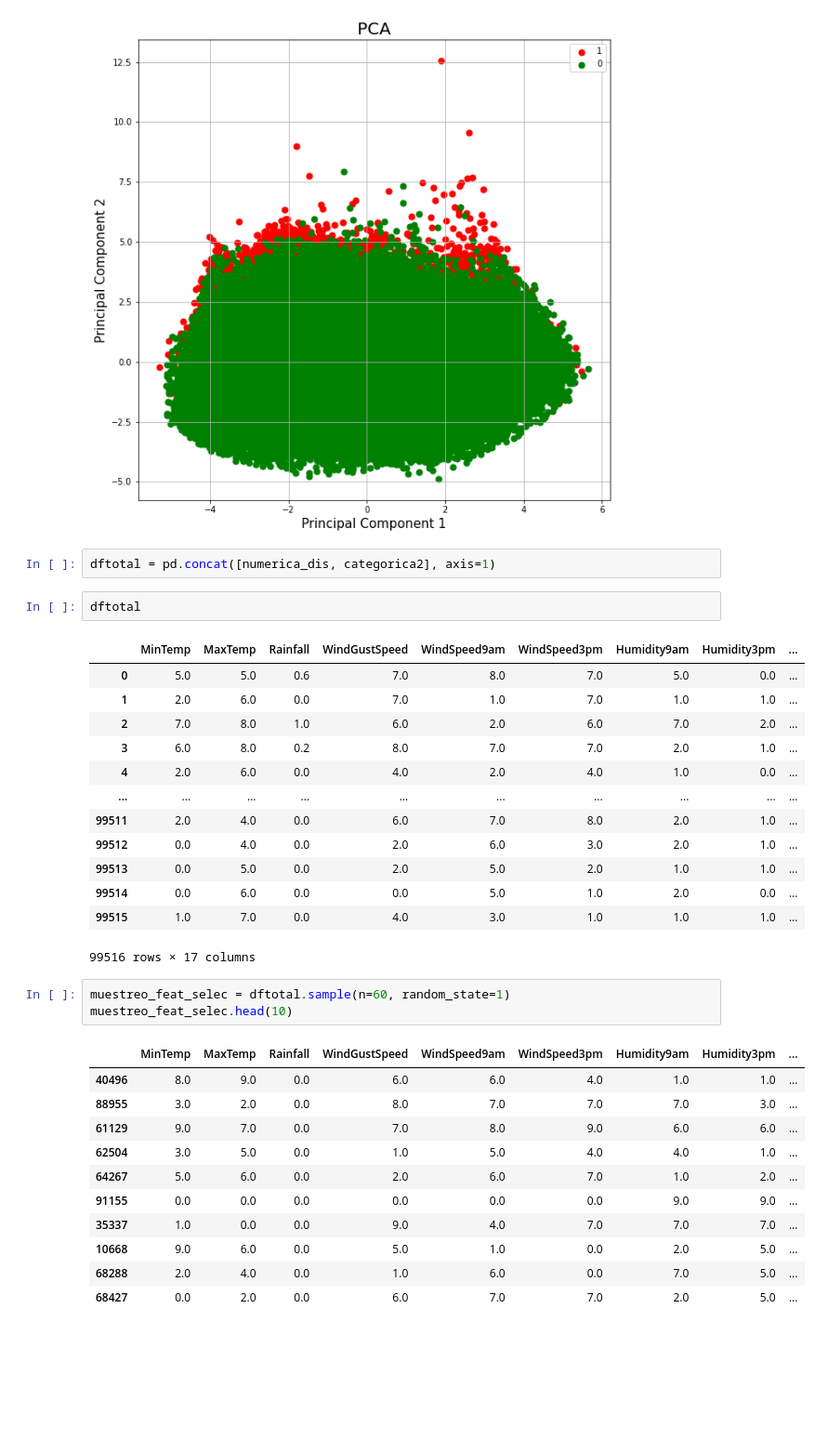
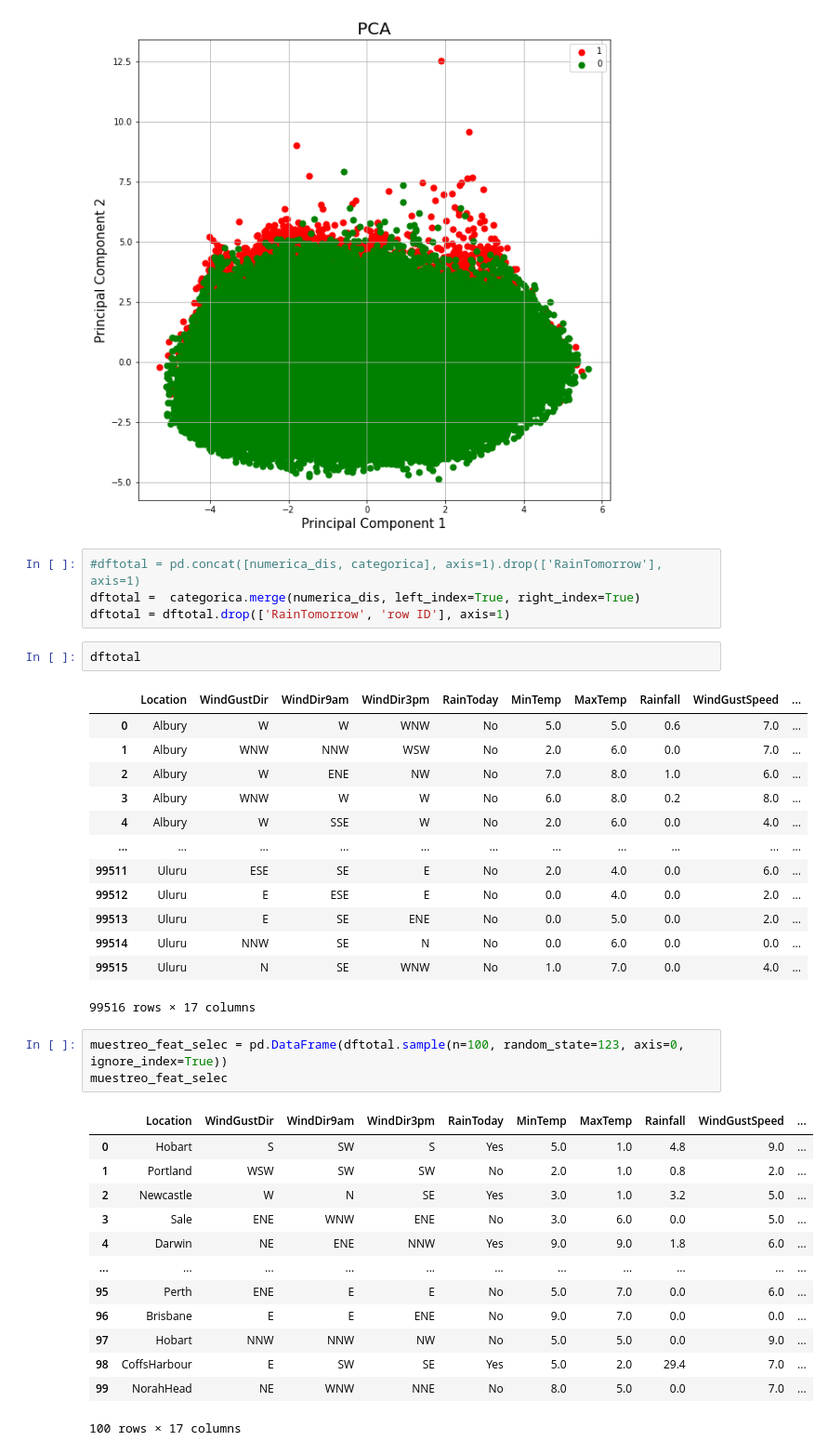
Before and after one commit to jojimenezt/MineriaDatos2022-2, a Jupyter notebook: Proyecto_Mineria.ipynb, the cells around one changed output. Shown: that part at 93% size. Drawn from its saved outputs; the diff is of its cells as text; blank space fills up the shorter version.

```diff
--- a/Proyecto_Mineria.ipynb
+++ b/Proyecto_Mineria.ipynb
@@ -529,36 +529,40 @@ ax.legend(targets)
 ax.grid()
 # %% [output]
 [figure]
-# %%
-dftotal = pd.concat([numerica_dis, categorica2], axis=1)
+# %%
+#dftotal = pd.concat([numerica_dis, categorica], axis=1).drop(['RainTomorrow'], axis=1)
+dftotal =  categorica.merge(numerica_dis, left_index=True, right_index=True)
+dftotal = dftotal.drop(['RainTomorrow', 'row ID'], axis=1)
 # %%
 dftotal
 # %% [output]
-|  | MinTemp | MaxTemp | Rainfall | WindGustSpeed | WindSpeed9am | WindSpeed3pm | Humidity9am | Humidity3pm | ... |
-| 0 | 5.0 | 5.0 | 0.6 | 7.0 | 8.0 | 7.0 | 5.0 | 0.0 | ... |
-| 1 | 2.0 | 6.0 | 0.0 | 7.0 | 1.0 | 7.0 | 1.0 | 1.0 | ... |
-| 2 | 7.0 | 8.0 | 1.0 | 6.0 | 2.0 | 6.0 | 7.0 | 2.0 | ... |
-| 3 | 6.0 | 8.0 | 0.2 | 8.0 | 7.0 | 7.0 | 2.0 | 1.0 | ... |
-| 4 | 2.0 | 6.0 | 0.0 | 4.0 | 2.0 | 4.0 | 1.0 | 0.0 | ... |
-| ... | ... | ... | ... | ... | ... | ... | ... | ... | ... |
-| 99511 | 2.0 | 4.0 | 0.0 | 6.0 | 7.0 | 8.0 | 2.0 | 1.0 | ... |
-| 99512 | 0.0 | 4.0 | 0.0 | 2.0 | 6.0 | 3.0 | 2.0 | 1.0 | ... |
-| 99513 | 0.0 | 5.0 | 0.0 | 2.0 | 5.0 | 2.0 | 1.0 | 1.0 | ... |
-| 99514 | 0.0 | 6.0 | 0.0 | 0.0 | 5.0 | 1.0 | 2.0 | 0.0 | ... |
-| 99515 | 1.0 | 7.0 | 0.0 | 4.0 | 3.0 | 1.0 | 1.0 | 1.0 | ... |
+|  | Location | WindGustDir | WindDir9am | WindDir3pm | RainToday | MinTemp | MaxTemp | Rainfall | WindGustSpeed | ... |
+| 0 | Albury | W | W | WNW | No | 5.0 | 5.0 | 0.6 | 7.0 | ... |
+| 1 | Albury | WNW | NNW | WSW | No | 2.0 | 6.0 | 0.0 | 7.0 | ... |
+| 2 | Albury | W | ENE | NW | No | 7.0 | 8.0 | 1.0 | 6.0 | ... |
+| 3 | Albury | WNW | W | W | No | 6.0 | 8.0 | 0.2 | 8.0 | ... |
+| 4 | Albury | W | SSE | W | No | 2.0 | 6.0 | 0.0 | 4.0 | ... |
+| ... | ... | ... | ... | ... | ... | ... | ... | ... | ... | ... |
+| 99511 | Uluru | ESE | SE | E | No | 2.0 | 4.0 | 0.0 | 6.0 | ... |
+| 99512 | Uluru | E | ESE | E | No | 0.0 | 4.0 | 0.0 | 2.0 | ... |
+| 99513 | Uluru | E | SE | ENE | No | 0.0 | 5.0 | 0.0 | 2.0 | ... |
+| 99514 | Uluru | NNW | SE | N | No | 0.0 | 6.0 | 0.0 | 0.0 | ... |
+| 99515 | Uluru | N | SE | WNW | No | 1.0 | 7.0 | 0.0 | 4.0 | ... |
 99516 rows × 17 columns
 # %%
-muestreo_feat_selec = dftotal.sample(n=60, random_state=1)
-muestreo_feat_selec.head(10)
+muestreo_feat_selec = pd.DataFrame(dftotal.sample(n=100, random_state=123, axis=0, ignore_index=True))
+muestreo_feat_selec
 # %% [output]
-|  | MinTemp | MaxTemp | Rainfall | WindGustSpeed | WindSpeed9am | WindSpeed3pm | Humidity9am | Humidity3pm | ... |
-| 40496 | 8.0 | 9.0 | 0.0 | 6.0 | 6.0 | 4.0 | 1.0 | 1.0 | ... |
-| 88955 | 3.0 | 2.0 | 0.0 | 8.0 | 7.0 | 7.0 | 7.0 | 3.0 | ... |
-| 61129 | 9.0 | 7.0 | 0.0 | 7.0 | 8.0 | 9.0 | 6.0 | 6.0 | ... |
-| 62504 | 3.0 | 5.0 | 0.0 | 1.0 | 5.0 | 4.0 | 4.0 | 1.0 | ... |
-| 64267 | 5.0 | 6.0 | 0.0 | 2.0 | 6.0 | 7.0 | 1.0 | 2.0 | ... |
-| 91155 | 0.0 | 0.0 | 0.0 | 0.0 | 0.0 | 0.0 | 9.0 | 9.0 | ... |
-| 35337 | 1.0 | 0.0 | 0.0 | 9.0 | 4.0 | 7.0 | 7.0 | 7.0 | ... |
-| 10668 | 9.0 | 6.0 | 0.0 | 5.0 | 1.0 | 0.0 | 2.0 | 5.0 | ... |
-| 68288 | 2.0 | 4.0 | 0.0 | 1.0 | 6.0 | 0.0 | 7.0 | 5.0 | ... |
-| 68427 | 0.0 | 2.0 | 0.0 | 6.0 | 7.0 | 7.0 | 2.0 | 5.0 | ... |
+|  | Location | WindGustDir | WindDir9am | WindDir3pm | RainToday | MinTemp | MaxTemp | Rainfall | WindGustSpeed | ... |
+| 0 | Hobart | S | SW | S | Yes | 5.0 | 1.0 | 4.8 | 9.0 | ... |
+| 1 | Portland | WSW | SW | SW | No | 2.0 | 1.0 | 0.8 | 2.0 | ... |
+| 2 | Newcastle | W | N | SE | Yes | 3.0 | 1.0 | 3.2 | 5.0 | ... |
+| 3 | Sale | ENE | WNW | ENE | No | 3.0 | 6.0 | 0.0 | 5.0 | ... |
+| 4 | Darwin | NE | ENE | NNW | Yes | 9.0 | 9.0 | 1.8 | 6.0 | ... |
+| ... | ... | ... | ... | ... | ... | ... | ... | ... | ... | ... |
+| 95 | Perth | ENE | E | E | No | 5.0 | 7.0 | 0.0 | 6.0 | ... |
+| 96 | Brisbane | E | E | ENE | No | 9.0 | 7.0 | 0.0 | 0.0 | ... |
+| 97 | Hobart | NNW | NNW | NW | No | 5.0 | 5.0 | 0.0 | 9.0 | ... |
+| 98 | CoffsHarbour | E | SW | SE | Yes | 5.0 | 2.0 | 29.4 | 7.0 | ... |
+| 99 | NorahHead | NE | WNW | NNE | No | 8.0 | 5.0 | 0.0 | 7.0 | ... |
+100 rows × 17 columns
```
Also changed, not shown: parts of 5 cells of this notebook.
